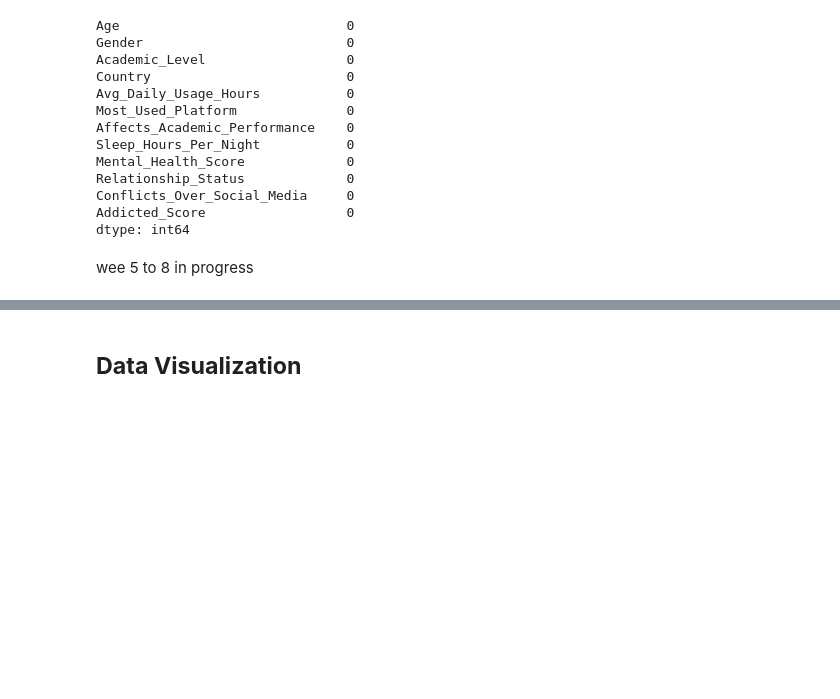
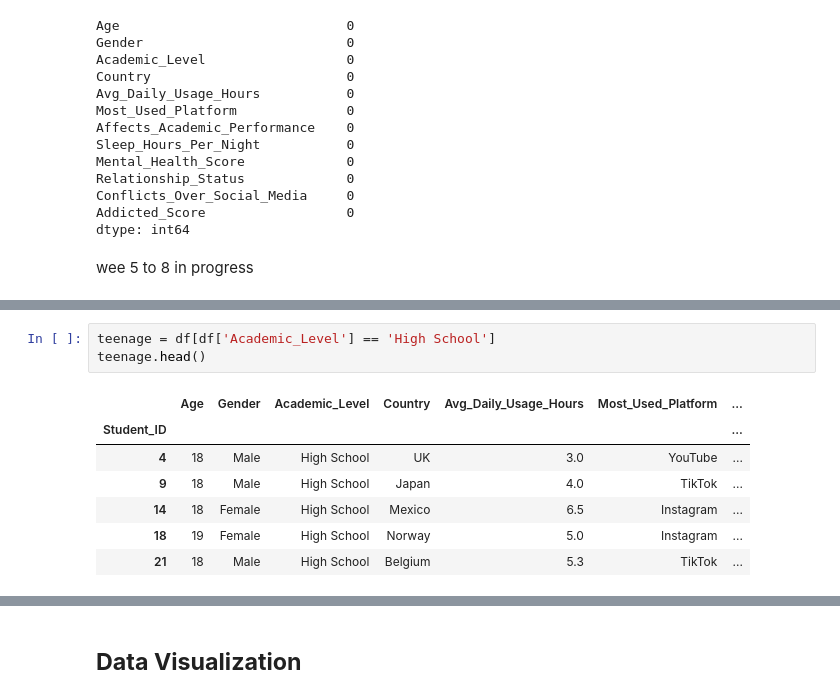
Before and after one commit to SyusufWaliyyi/FlexiSAF_Intership, a Jupyter notebook: week_5/week_5.ipynb, the cells around one changed output, grey strips where cells are left out. Drawn from its saved outputs; the diff is of its cells as text; blank space fills up the shorter version.

```diff
--- a/week_5/week_5.ipynb
+++ b/week_5/week_5.ipynb
@@ -105,0 +129,11 @@ wee 5 to 8 in progress
+# %%
+teenage = df[df['Academic_Level'] == 'High School']
+teenage.head()
+# %% [output]
+|  | Age | Gender | Academic_Level | Country | Avg_Daily_Usage_Hours | Most_Used_Platform | ... |
+| Student_ID |  |  |  |  |  |  | ... |
+| 4 | 18 | Male | High School | UK | 3.0 | YouTube | ... |
+| 9 | 18 | Male | High School | Japan | 4.0 | TikTok | ... |
+| 14 | 18 | Female | High School | Mexico | 6.5 | Instagram | ... |
+| 18 | 19 | Female | High School | Norway | 5.0 | Instagram | ... |
+| 21 | 18 | Male | High School | Belgium | 5.3 | TikTok | ... |
```
Also changed, not shown: parts of 7 cells of this notebook, 1 other file.
